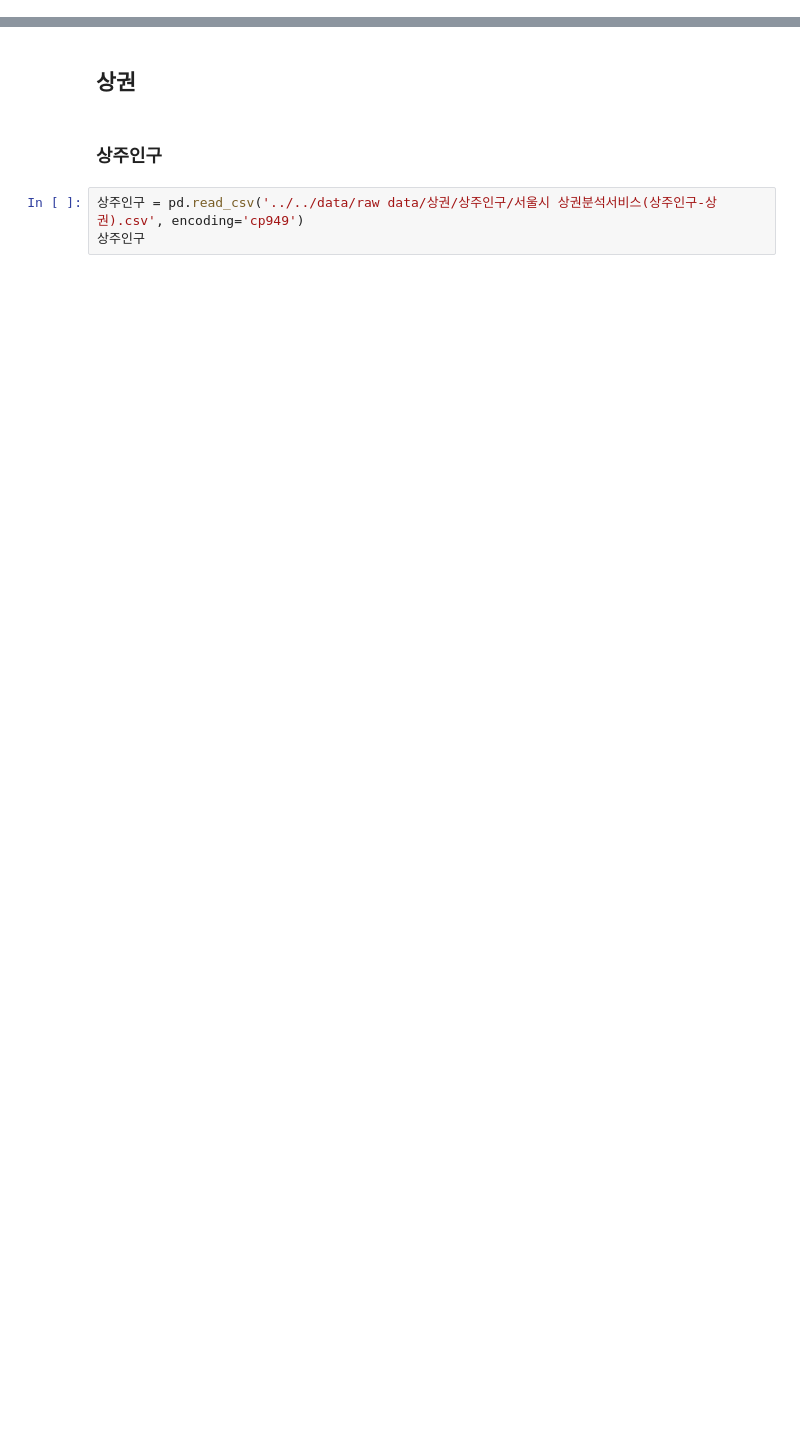
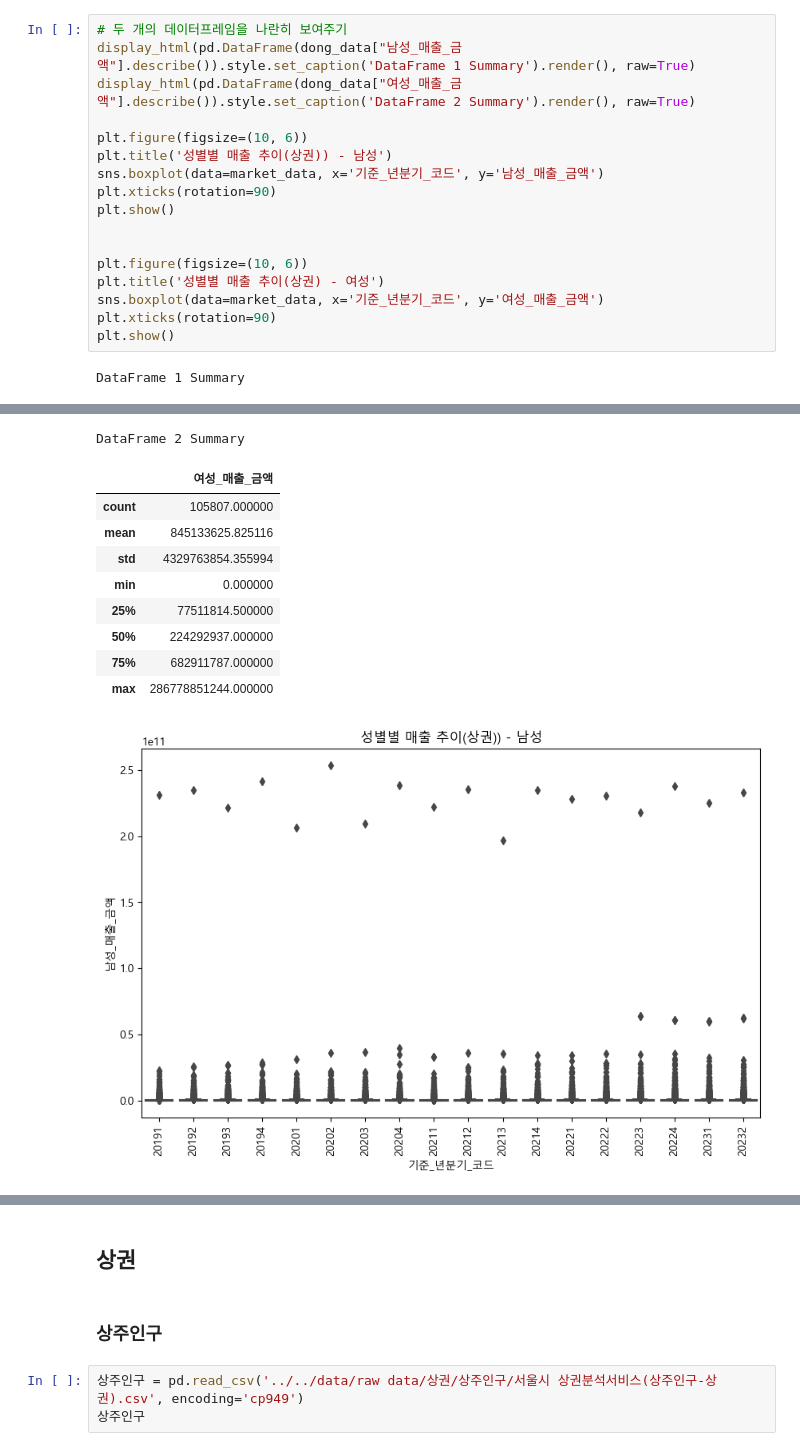
Before and after one commit to KT-AIvle-4th-Big-Project-Team2/SAI, a Jupyter notebook: Modeling/EDA.ipynb, the cells around one changed output, grey strips where cells are left out. Drawn from its saved outputs; the diff is of its cells as text; blank space fills up the shorter version.

```diff
--- a/Modeling/EDA.ipynb
+++ b/Modeling/EDA.ipynb
@@ -9,0 +67,19 @@ warnings.filterwarnings('ignore')
+# %%
+# 두 개의 데이터프레임을 나란히 보여주기
+display_html(pd.DataFrame(dong_data["남성_매출_금액"].describe()).style.set_caption('DataFrame 1 Summary').render(), raw=True)
+display_html(pd.DataFrame(dong_data["여성_매출_금액"].describe()).style.set_caption('DataFrame 2 Summary').render(), raw=True)
+
+plt.figure(figsize=(10, 6))
+plt.title('성별별 매출 추이(상권)) - 남성')
+sns.boxplot(data=market_data, x='기준_년분기_코드', y='남성_매출_금액')
+plt.xticks(rotation=90)
+plt.show()
+
+
+plt.figure(figsize=(10, 6))
+plt.title('성별별 매출 추이(상권) - 여성')
+sns.boxplot(data=market_data, x='기준_년분기_코드', y='여성_매출_금액')
+plt.xticks(rotation=90)
+plt.show()
+# %% [output]
+DataFrame 1 Summary
@@ -9,0 +95,11 @@ warnings.filterwarnings('ignore')
+DataFrame 2 Summary
+|  | 여성_매출_금액 |
+| count | 105807.000000 |
+| mean | 845133625.825116 |
+| std | 4329763854.355994 |
+| min | 0.000000 |
+| 25% | 77511814.500000 |
+| 50% | 224292937.000000 |
+| 75% | 682911787.000000 |
+| max | 286778851244.000000 |
+[figure, added]
```
Also changed, not shown: parts of 36 cells of this notebook.
